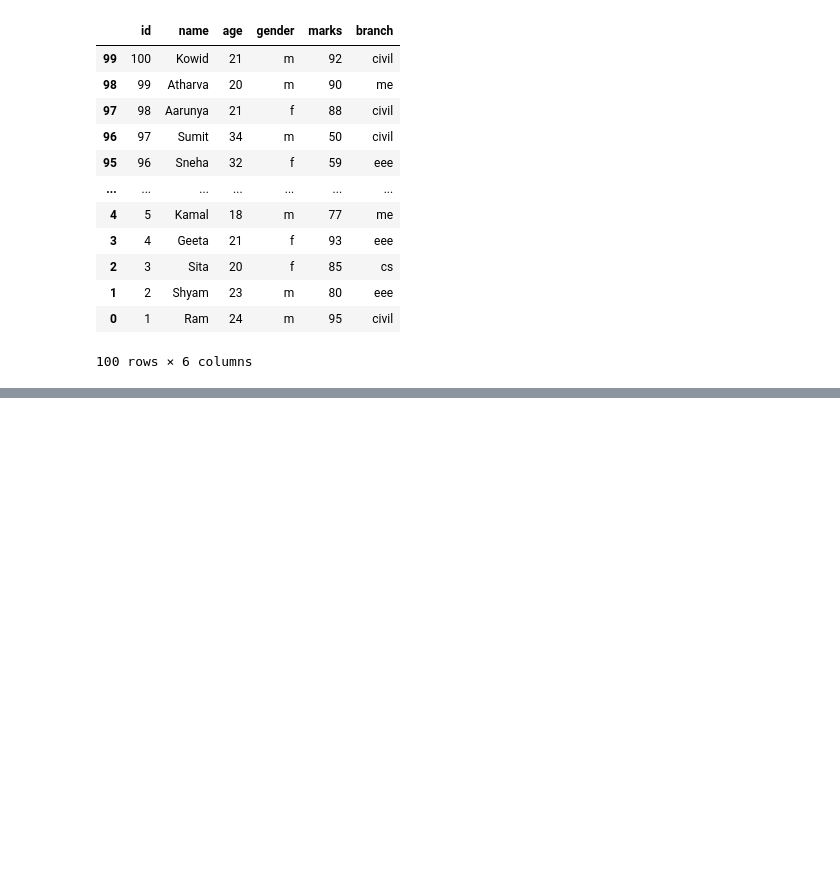
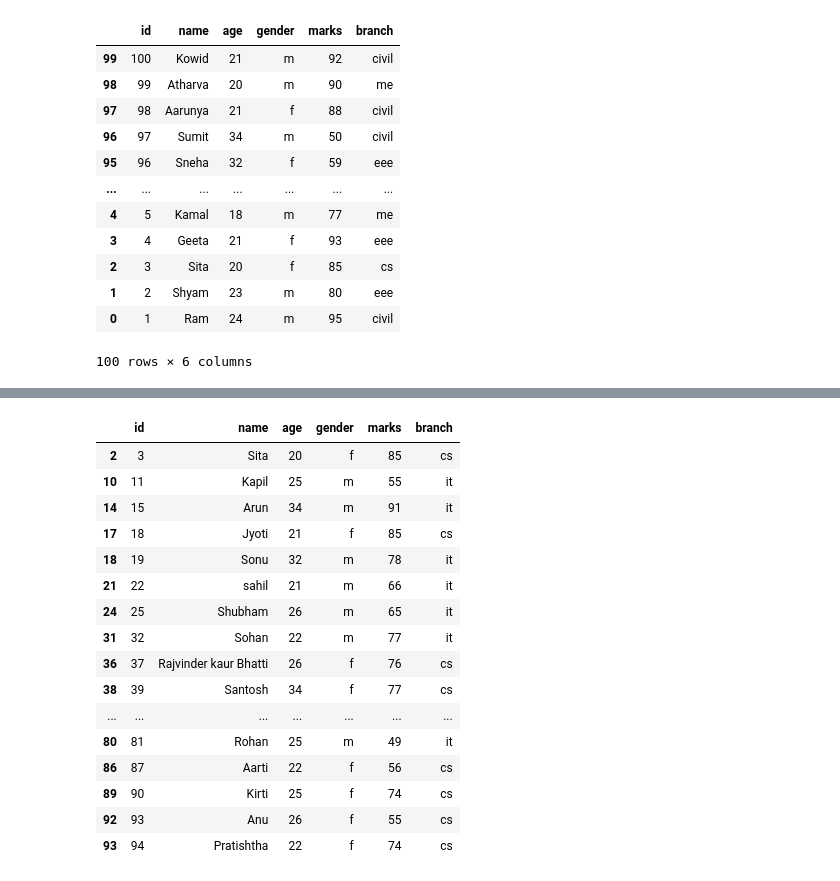
Before and after one commit to abhishekmorya1/DataScience, a Jupyter notebook: Prime/Pandas/pandas.ipynb, the cells around one changed output, grey strips where cells are left out. Saved outputs shown, nothing was run; the diff lists cells and outputs as text; code cells hidden in the pictures; blank space fills up the shorter version.

```diff
--- a/Prime/Pandas/pandas.ipynb
+++ b/Prime/Pandas/pandas.ipynb
@@ -1045,0 +1151,23 @@ data.sort_index(ascending=False)
+# %%
+data[
+    ((data["branch"] == "cs") & (data["gender"] == "f")) |
+    ((data["branch"] == "it") & (data["gender"] == "m"))
+]
+# %% [output]
+|  | id | name | age | gender | marks | branch |
+| 2 | 3 | Sita | 20 | f | 85 | cs |
+| 10 | 11 | Kapil | 25 | m | 55 | it |
+| 14 | 15 | Arun | 34 | m | 91 | it |
+| 17 | 18 | Jyoti | 21 | f | 85 | cs |
+| 18 | 19 | Sonu | 32 | m | 78 | it |
+| 21 | 22 | sahil | 21 | m | 66 | it |
+| 24 | 25 | Shubham | 26 | m | 65 | it |
+| 31 | 32 | Sohan | 22 | m | 77 | it |
+| 36 | 37 | Rajvinder kaur Bhatti | 26 | f | 76 | cs |
+| 38 | 39 | Santosh | 34 | f | 77 | cs |
+| ... | ... | ... | ... | ... | ... | ... |
+| 80 | 81 | Rohan | 25 | m | 49 | it |
+| 86 | 87 | Aarti | 22 | f | 56 | cs |
+| 89 | 90 | Kirti | 25 | f | 74 | cs |
+| 92 | 93 | Anu | 26 | f | 55 | cs |
+| 93 | 94 | Pratishtha | 22 | f | 74 | cs |
```
Also changed, not shown: parts of 14 cells of this notebook, 1 other file.
